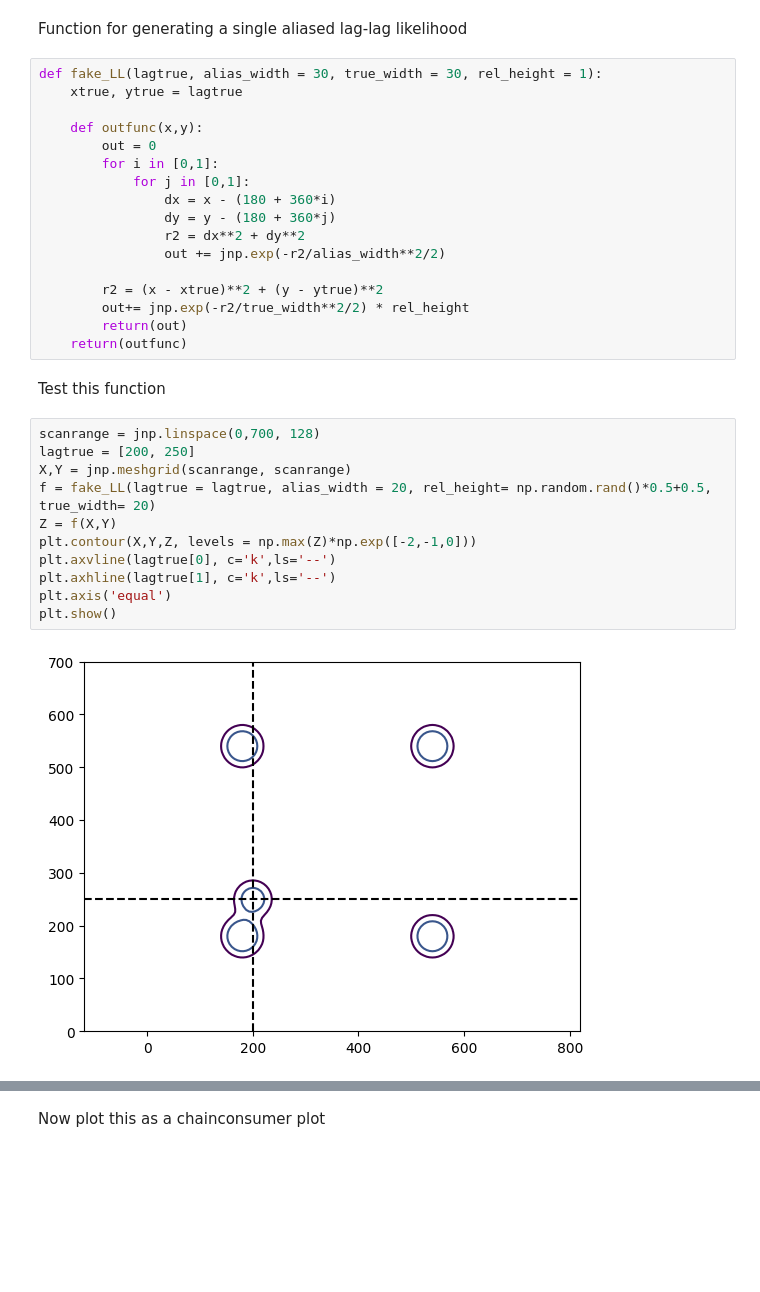
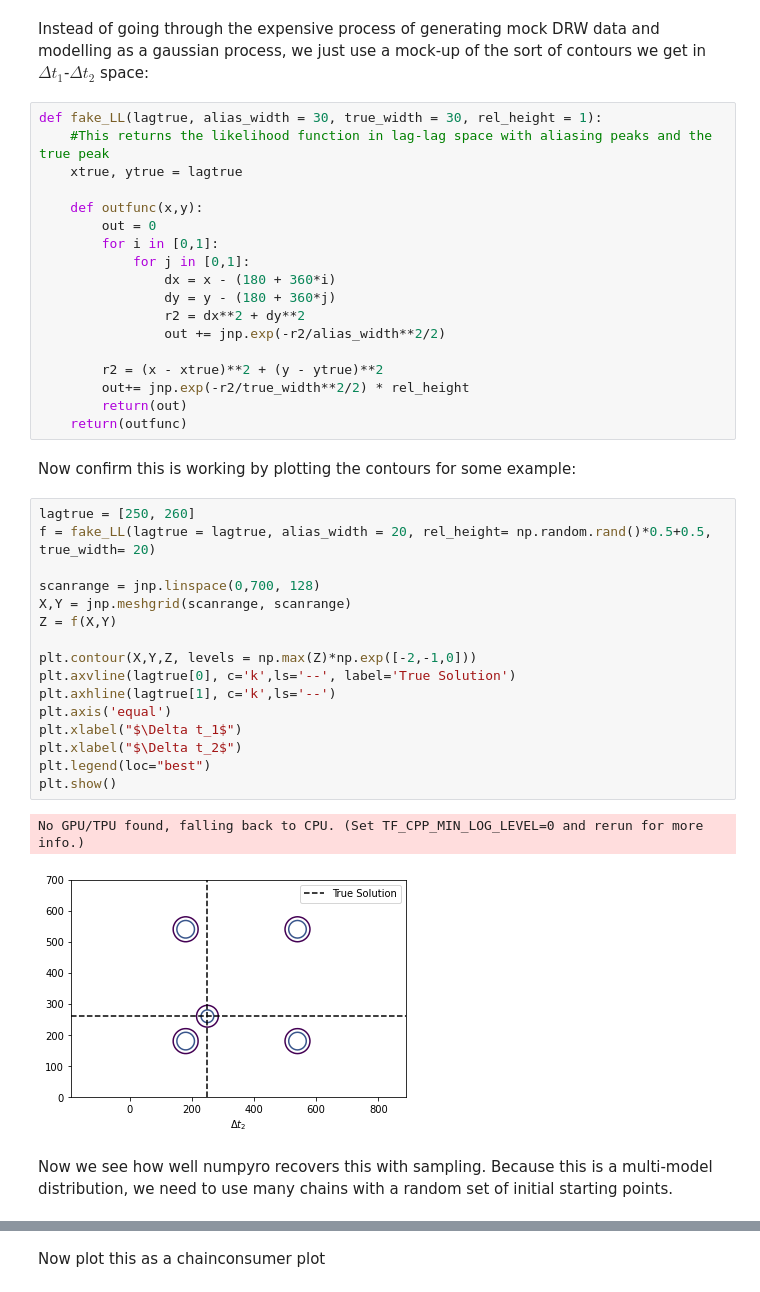
Before and after one commit to HughMcDougall/HMJavelin, a Jupyter notebook: NumpyroTests/HB_FakeData.ipynb, the cells around one changed output, grey strips where cells are left out. Saved outputs shown, nothing was run; the diff lists cells and outputs as text; blank space fills up the shorter version.

```diff
--- a/NumpyroTests/HB_FakeData.ipynb
+++ b/NumpyroTests/HB_FakeData.ipynb
@@ -20,7 +19,8 @@ import matplotlib.pylab as plt
-# %% [markdown]
-Function for generating a single aliased lag-lag likelihood
+# %% [markdown]
+Instead of going through the expensive process of generating mock DRW data and modelling as a gaussian process, we just use a mock-up of the sort of contours we get in $\Delta t_1$-$\Delta t_2$ space:
 # %%
 def fake_LL(lagtrue, alias_width = 30, true_width = 30, rel_height = 1):
+    #This returns the likelihood function in lag-lag space with aliasing peaks and the true peak
     xtrue, ytrue = lagtrue
 
     def outfunc(x,y):
@@ -36,18 +36,26 @@ def fake_LL(lagtrue, alias_width = 30, true_width = 30, rel_height = 1):
         out+= jnp.exp(-r2/true_width**2/2) * rel_height
         return(out)
     return(outfunc)
-# %% [markdown]
-Test this function
+# %% [markdown]
+Now confirm this is working by plotting the contours for some example:
 # %%
+lagtrue = [250, 260]
+f = fake_LL(lagtrue = lagtrue, alias_width = 20, rel_height= np.random.rand()*0.5+0.5, true_width= 20)
+
 scanrange = jnp.linspace(0,700, 128)
-lagtrue = [200, 250]
 X,Y = jnp.meshgrid(scanrange, scanrange)
-f = fake_LL(lagtrue = lagtrue, alias_width = 20, rel_height= np.random.rand()*0.5+0.5, true_width= 20)
 Z = f(X,Y)
+
 plt.contour(X,Y,Z, levels = np.max(Z)*np.exp([-2,-1,0]))
-plt.axvline(lagtrue[0], c='k',ls='--')
+plt.axvline(lagtrue[0], c='k',ls='--', label='True Solution')
 plt.axhline(lagtrue[1], c='k',ls='--')
 plt.axis('equal')
+plt.xlabel("$\Delta t_1$")
+plt.xlabel("$\Delta t_2$")
+plt.legend(loc="best")
 plt.show()
 # %% [output]
+No GPU/TPU found, falling back to CPU. (Set TF_CPP_MIN_LOG_LEVEL=0 and rerun for more info.)
-[figure, old version]
+[figure, new version]
+# %% [markdown]
+Now we see how well numpyro recovers this with sampling. Because this is a multi-model distribution, we need to use many chains with a random set of initial starting points.
```
Also changed, not shown: parts of 15 cells of this notebook, 2 other files.
